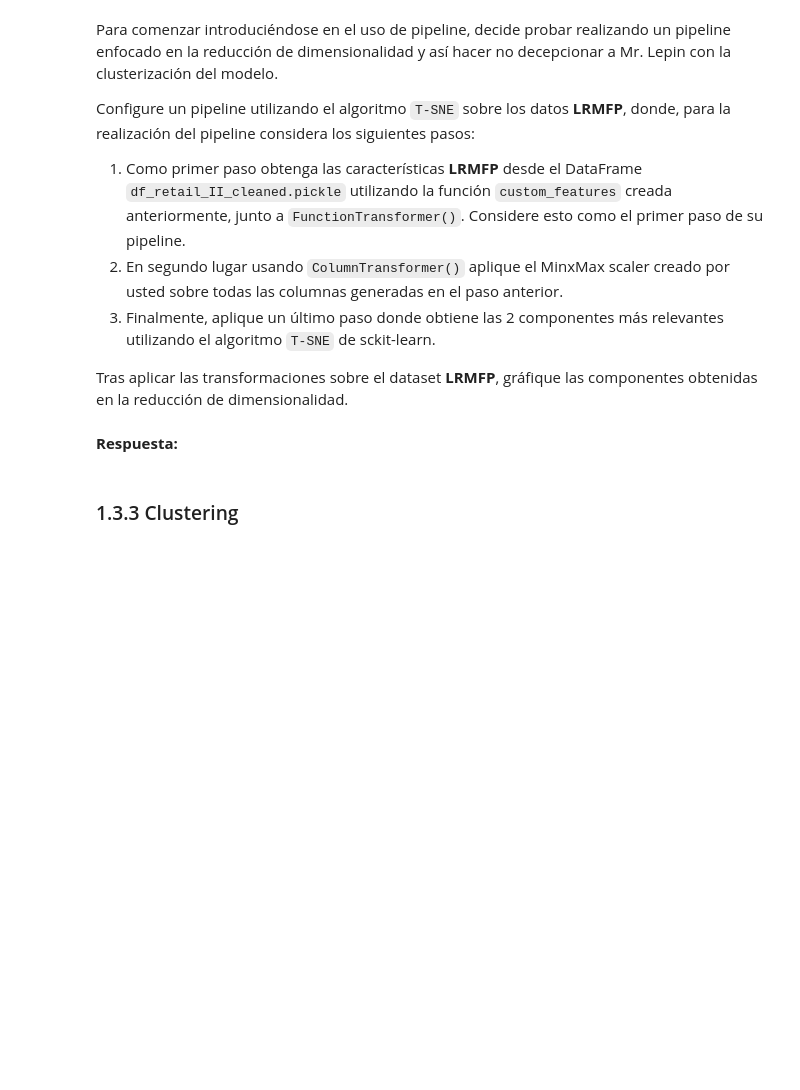
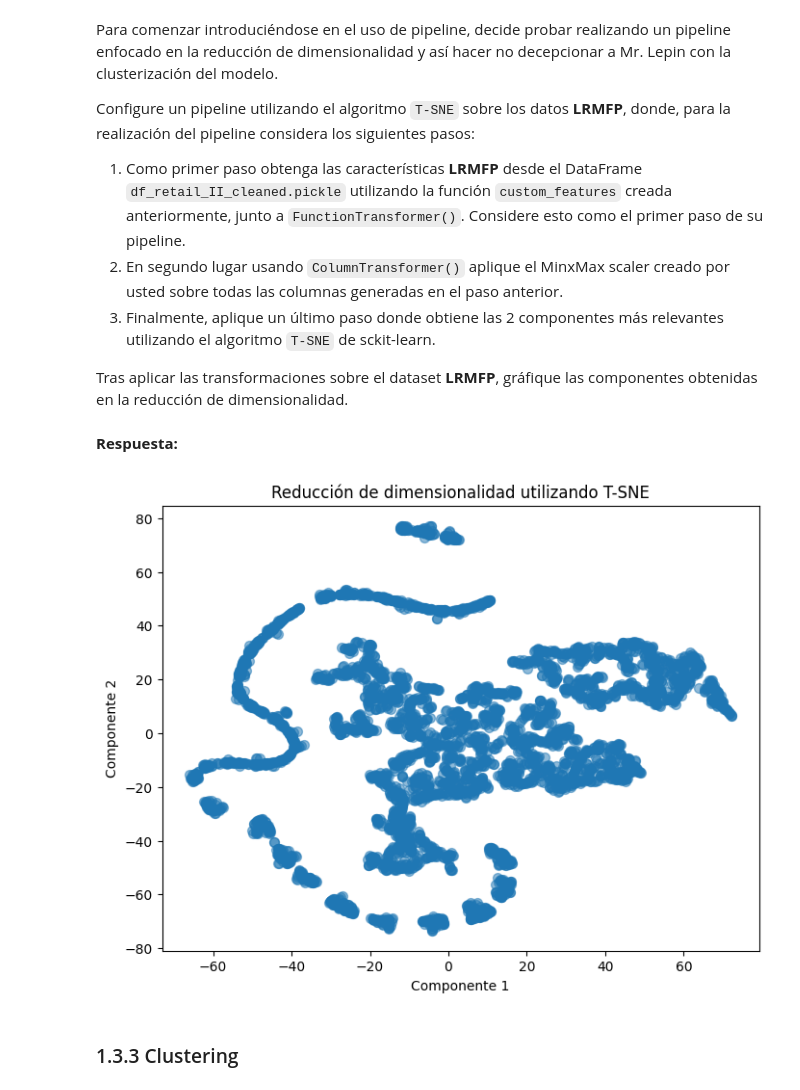
Before and after one commit to JoseSaffie/MDS7202-1-Primavera-2023, a Jupyter notebook: Laboratorios/Lab 7/Lab_07/Laboratorio7_Enunciado.ipynb, the cells around one changed output. Drawn from its saved outputs; the diff is of its cells as text; code cells hidden in the pictures; blank space fills up the shorter version.

```diff
--- a/Laboratorios/Lab 7/Lab_07/Laboratorio7_Enunciado.ipynb
+++ b/Laboratorios/Lab 7/Lab_07/Laboratorio7_Enunciado.ipynb
@@ -329,28 +344,43 @@ Tras aplicar las transformaciones sobre el dataset **LRMFP**, gráfique las comp
 # %% [markdown]
 **Respuesta:**
 # %%
+import matplotlib.pyplot as plt
 # Cargar el DataFrame
 df_retail = pd.read_pickle("online_retail_II_cleaned.pickle")
 
 # Definir la función para obtener las características LRMFP usando FunctionTransformer
-get_lrmfp_features = FunctionTransformer(func=custom_features, validate=False)
+LRMFP = FunctionTransformer(func=custom_features, validate=False)
 
-# Definir el ColumnTransformer para aplicar MinMaxScaler a todas las columnas generadas en el paso anterior
+# Aplicar custom_features a df_retail para obtener un nuevo DataFrame con las LRMFP
+df_features = LRMFP.transform(df_retail)
+
+df_features = df_features.dropna()
+
+# Paso 2: Aplicar MinMaxScaler a todas las columnas generadas en el paso anterior
 preprocessor = ColumnTransformer(
     transformers=[
-        ('lrmfp_features', FunctionTransformer(func=custom_features, validate=False), df_retail.columns),  # Aplicar la función custom_features a todas las columnas
-        ('minmax_scaler', MinMax(), df_retail.columns)  # Aplicar MinMaxScaler a todas las columnas
+        ('minmax_scaler', MinMax(), df_features.columns)  # Aplicar MinMaxScaler a todas las columnas
     ]
 )
 
-# Definir el pipeline con los pasos especificados
+# Paso 3: Obtener las 2 componentes más relevantes utilizando T-SNE
 pipeline = Pipeline([
     ('preprocessor', preprocessor),
     ('tsne', TSNE(n_components=2))  # Obtener las 2 componentes más relevantes utilizando T-SNE
 ])
 
-# Aplicar el pipeline sobre los datos
-tsne_components = pipeline.fit_transform(df_retail)
+# Aplicar el pipeline sobre el DataFrame con las características LRMFP
+tsne_components = pipeline.fit_transform(df_features)
+
+# Gráficar las componentes obtenidas en la reducción de dimensionalidad
+plt.figure(figsize=(8, 6))
+plt.scatter(tsne_components[:, 0], tsne_components[:, 1], marker='o', s=50, alpha=0.5)
+plt.xlabel('Componente 1')
+plt.ylabel('Componente 2')
+plt.title('Reducción de dimensionalidad utilizando T-SNE')
+plt.show()
+# %% [output]
+[figure, added]
 # %% [markdown]
 ### 1.3.3 Clustering
 # %% [markdown]
```
Also changed, not shown: parts of 3 cells of this notebook.
